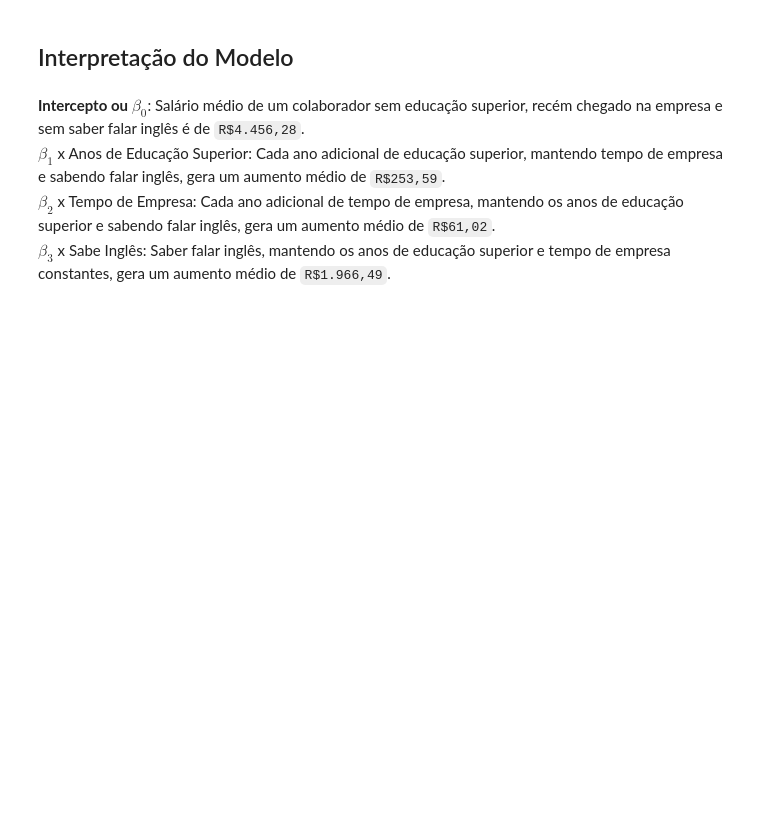
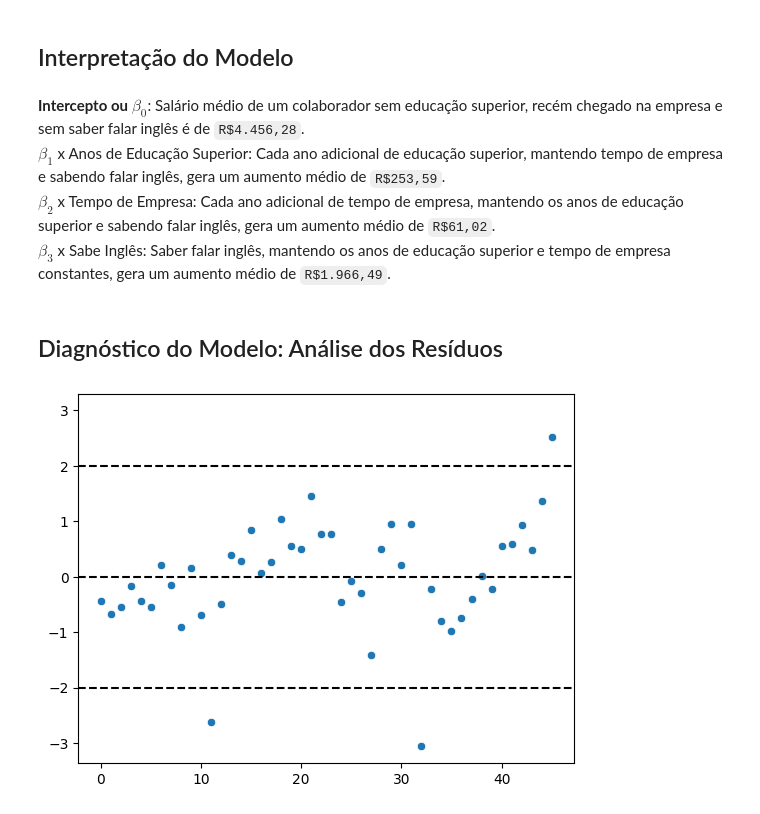
Before and after one commit to bessarodrigo/regressao_linear_salarios, a Jupyter notebook: regressao_linear_salarios.ipynb, the cells around one changed output. Cells and saved outputs as stored; diff of their text form; code cells hidden in the pictures; blank space fills up the shorter version.

```diff
--- a/regressao_linear_salarios.ipynb
+++ b/regressao_linear_salarios.ipynb
@@ -375,3 +375,31 @@ Salário = $\beta_0$ + $\beta_1$ x Anos de Educação Superior + $\beta_2$ x Tem
 **$\beta_1$** x Anos de Educação Superior: Cada ano adicional de educação superior, mantendo tempo de empresa e sabendo falar  inglês, gera um aumento médio de `R$253,59`.<br>
 **$\beta_2$** x Tempo de Empresa: Cada ano adicional de tempo de empresa, mantendo os anos de educação superior e sabendo falar  inglês, gera um aumento médio de `R$61,02`.<br>
 **$\beta_3$** x Sabe Inglês: Saber falar inglês, mantendo os anos de educação superior e tempo de empresa constantes, gera um aumento médio de `R$1.966,49`.
+# %% [markdown]
+## Diagnóstico do Modelo: Análise dos Resíduos
+# %%
+def grafico_residuos(resultado):
+    resid_graf = sns.scatterplot(x=list(range(0,len(resultado.resid_pearson))),
+                                 y=resultado.resid_pearson.tolist())
+
+    # Localizando valor mínimo dos resíduos
+    r_aux = resultado.resid_pearson.tolist()
+    r_aux.append(-3)
+    ymin = min(r_aux) * 1.1
+
+    # Localizando valor máximo dos resíduos
+    r_aux = resultado.resid_pearson.tolist()
+    r_aux.append(+3)
+    ymax = max(r_aux) * 1.1
+
+    resid_graf.set(ylim=(ymin, ymax))
+
+    ax1 = resid_graf.axes
+    ax1.axhline( 0, color='black', ls='--')
+    ax1.axhline(-2, color='black', ls='--')
+    ax1.axhline(+2, color='black', ls='--')
+    plt.show()
+# %%
+grafico_residuos(resultado)
+# %% [output]
+[figure, added]
```
Also changed, not shown: parts of 12 cells of this notebook.
